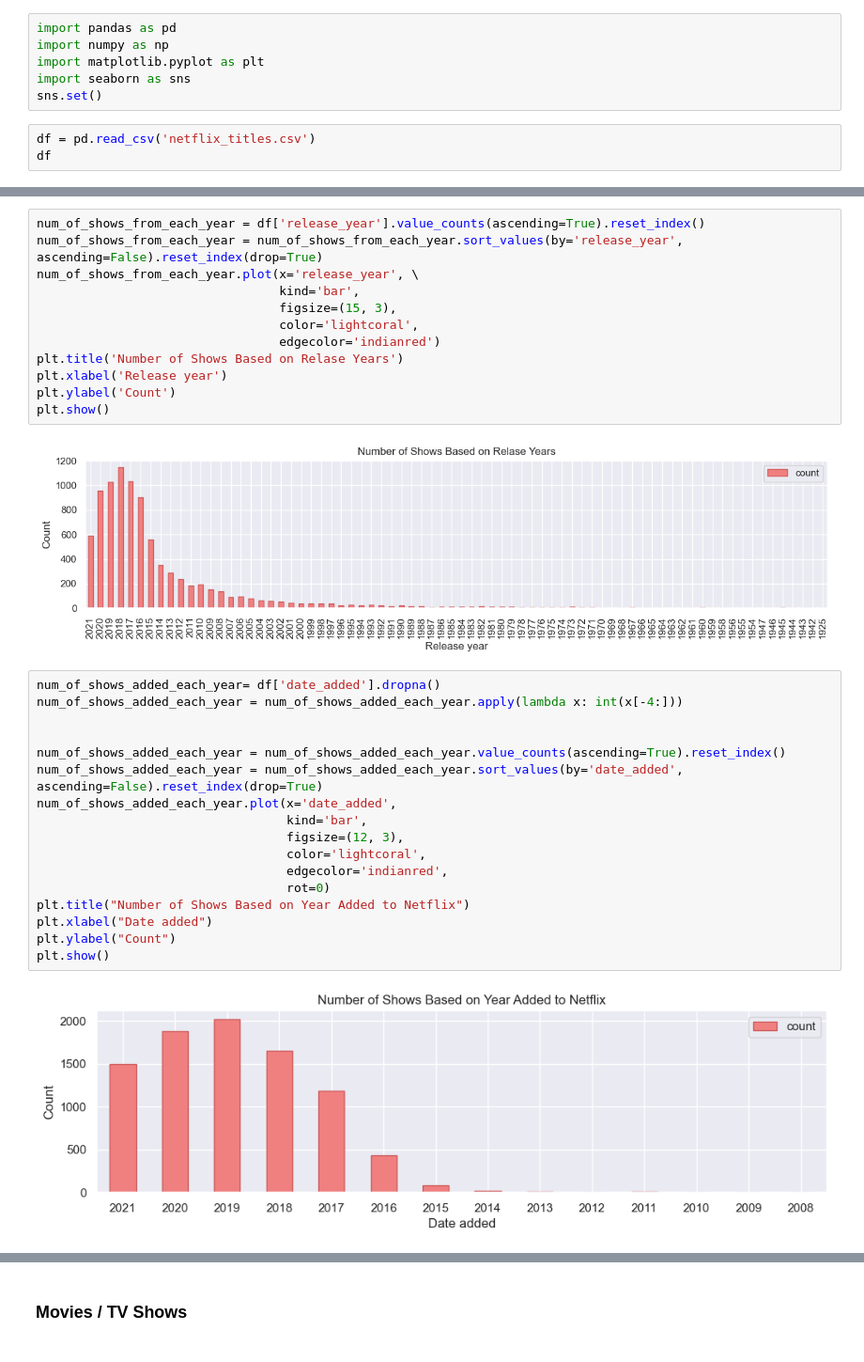
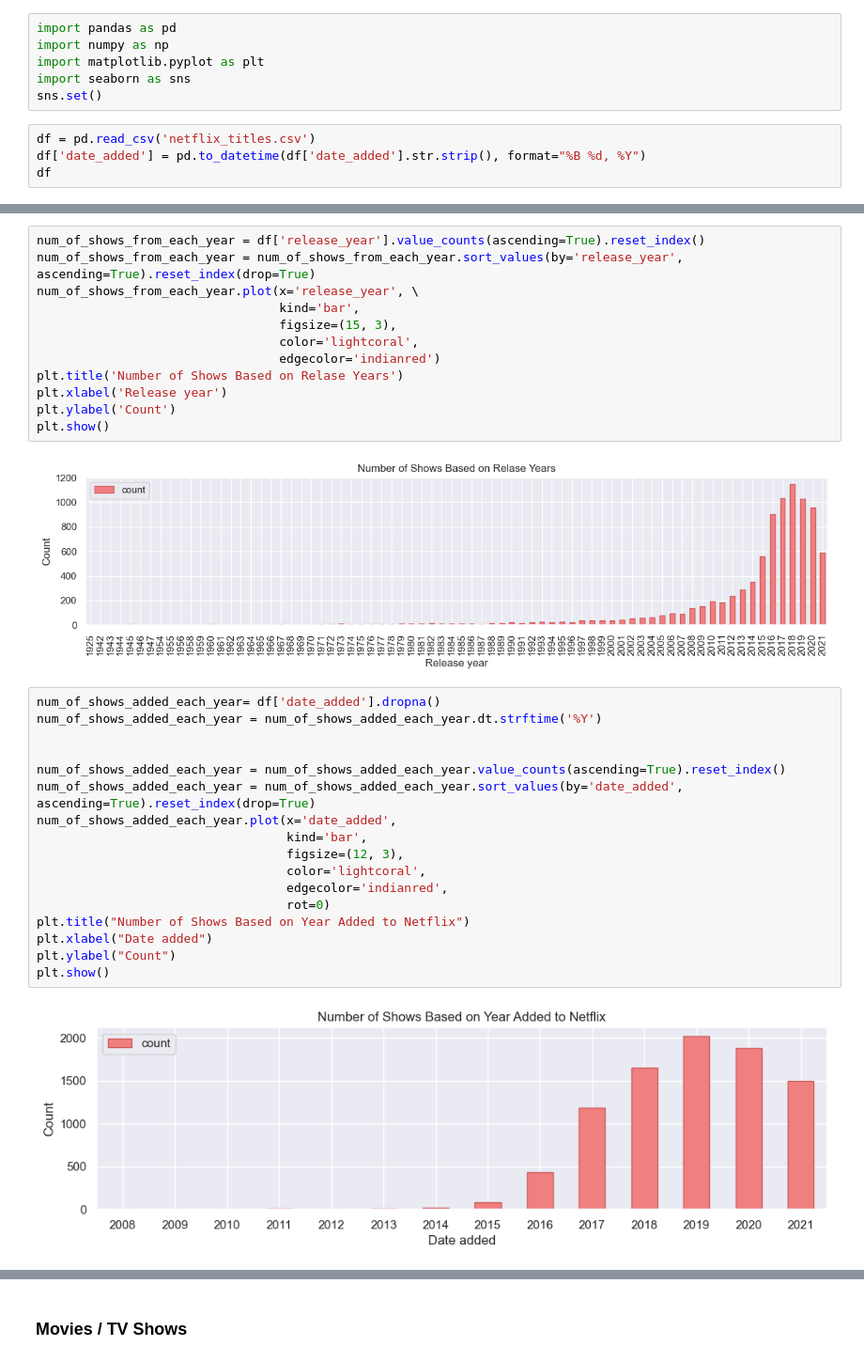
Before and after one commit to DaniloGrujic/netflix-data, a Jupyter notebook: EDA_netflix.ipynb, the cells around one changed output, grey strips where cells are left out. Shown: that part at 94% size. Saved outputs shown, nothing was run; the diff lists cells and outputs as text.

```diff
--- a/EDA_netflix.ipynb
+++ b/EDA_netflix.ipynb
@@ -8,6 +8,7 @@ import seaborn as sns
 sns.set()
 # %%
 df = pd.read_csv('netflix_titles.csv')
+df['date_added'] = pd.to_datetime(df['date_added'].str.strip(), format="%B %d, %Y")
 df
 # %% [output]
 |  | show_id | type | title | director | cast | country | date_added | release_year | rating | duration | ... |
@@ -47,7 +48,7 @@ dtypes: int64(1), object(11)
 memory usage: 825.8+ KB
 # %%
 num_of_shows_from_each_year = df['release_year'].value_counts(ascending=True).reset_index()
-num_of_shows_from_each_year = num_of_shows_from_each_year.sort_values(by='release_year', ascending=False).reset_index(drop=True)
+num_of_shows_from_each_year = num_of_shows_from_each_year.sort_values(by='release_year', ascending=True).reset_index(drop=True)
 num_of_shows_from_each_year.plot(x='release_year', \
                                  kind='bar',
                                  figsize=(15, 3),
@@ -58,23 +59,23 @@ plt.xlabel('Release year')
 plt.ylabel('Count')
 plt.show()
 # %% [output]
-[figure, old version]
+[figure, new version]
 # %%
 num_of_shows_added_each_year= df['date_added'].dropna()
-num_of_shows_added_each_year = num_of_shows_added_each_year.apply(lambda x: int(x[-4:]))
+num_of_shows_added_each_year = num_of_shows_added_each_year.dt.strftime('%Y')
 
 
 num_of_shows_added_each_year = num_of_shows_added_each_year.value_counts(ascending=True).reset_index()
-num_of_shows_added_each_year = num_of_shows_added_each_year.sort_values(by='date_added', ascending=False).reset_index(drop=True)
+num_of_shows_added_each_year = num_of_shows_added_each_year.sort_values(by='date_added', ascending=True).reset_index(drop=True)
 num_of_shows_added_each_year.plot(x='date_added',
                                   kind='bar',
                                   figsize=(12, 3),
                                   color='lightcoral',
                                   edgecolor='indianred',
                                   rot=0)
 plt.title("Number of Shows Based on Year Added to Netflix")
 plt.xlabel("Date added")
 plt.ylabel("Count")
 plt.show()
 # %% [output]
-[figure, old version]
+[figure, new version]
```
Also changed, not shown: parts of 5 cells of this notebook.
